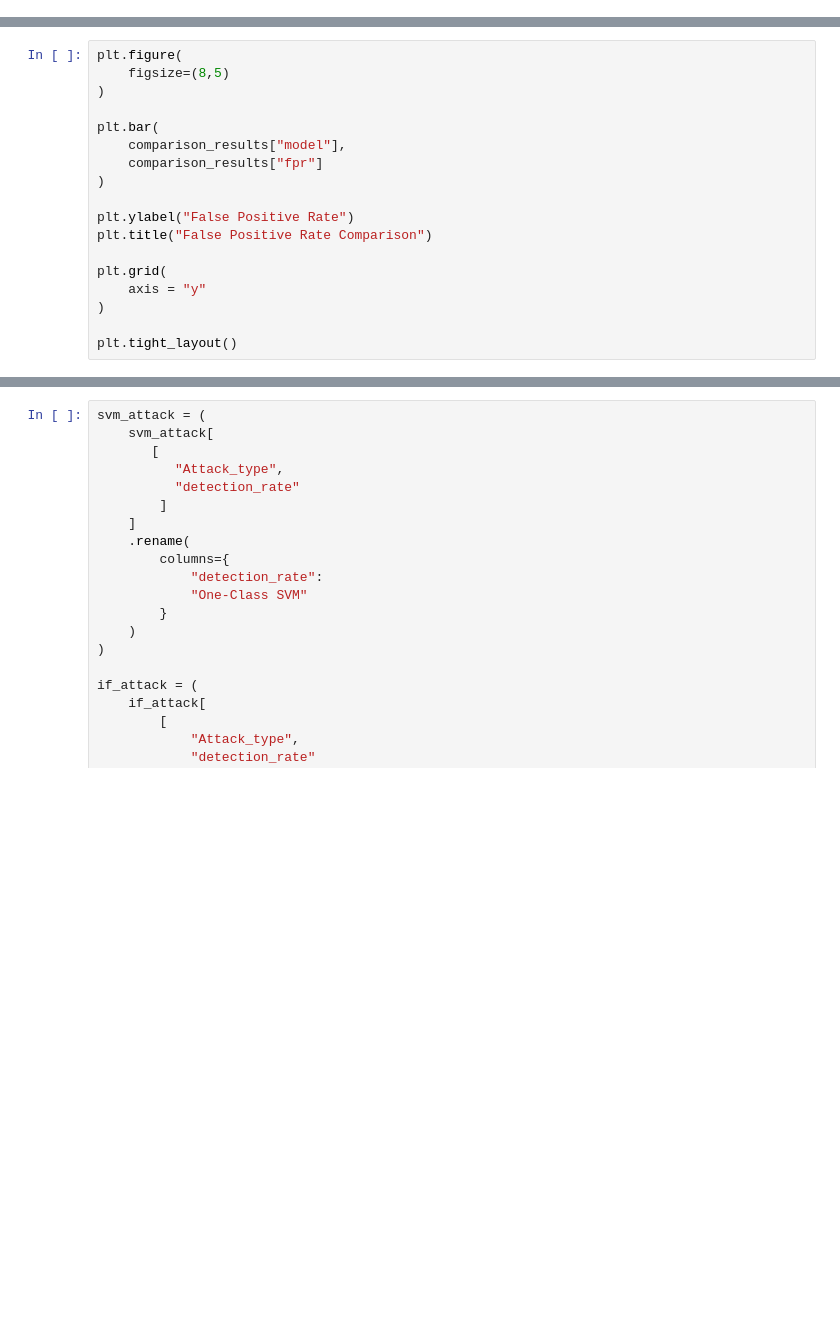
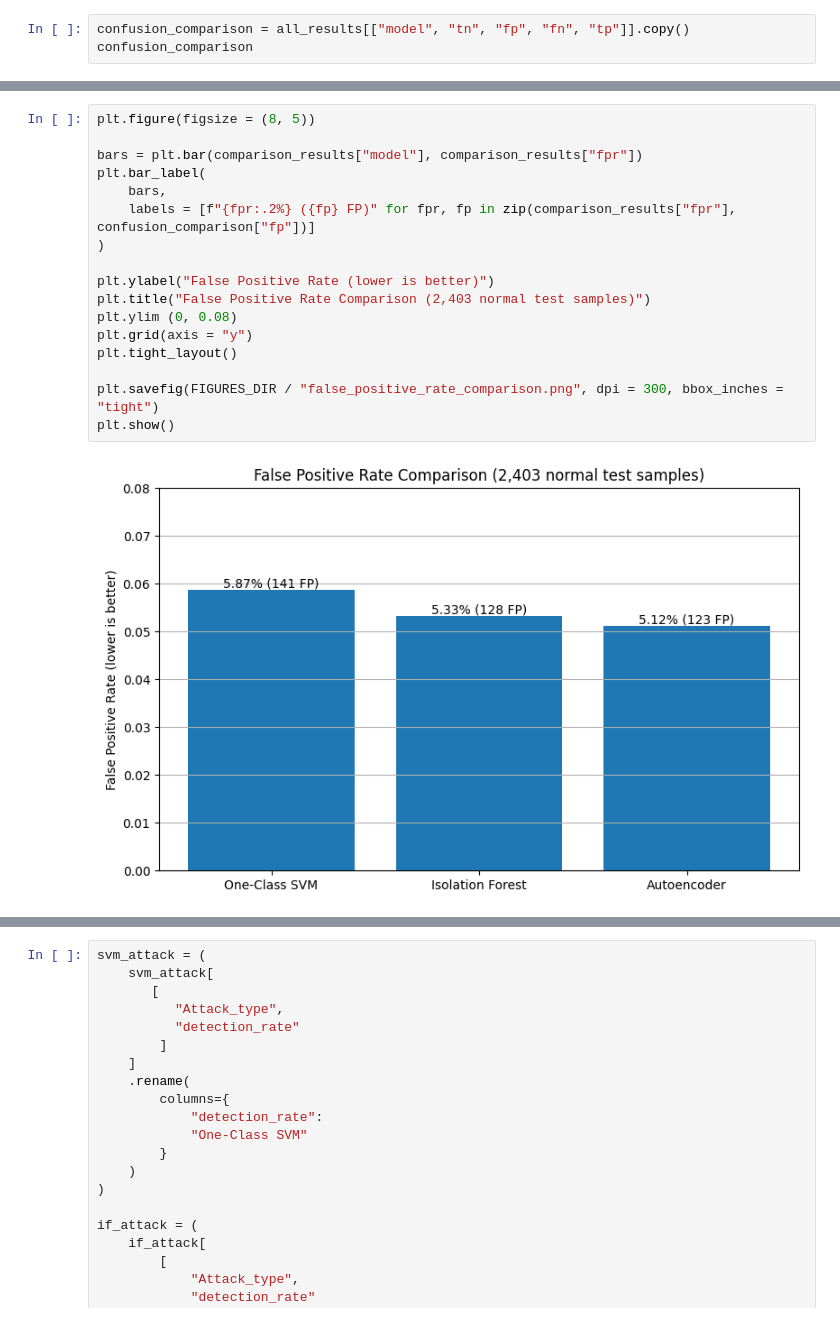
Before and after one commit to pinguinoadelia/RT-IoT2022-Anomaly-Detection, a Jupyter notebook: notebooks/06_model_comparison.ipynb, the cells around one changed output, grey strips where cells are left out. Saved outputs shown, nothing was run; the diff lists cells and outputs as text; blank space fills up the shorter version.

```diff
--- a/notebooks/06_model_comparison.ipynb
+++ b/notebooks/06_model_comparison.ipynb
@@ -127,0 +58,3 @@ confusion_comparison
+# %%
+confusion_comparison = all_results[["model", "tn", "fp", "fn", "tp"]].copy()
+confusion_comparison
@@ -197,21 +203,22 @@ plt.show()
 # %%
-plt.figure(
-    figsize=(8,5)
+plt.figure(figsize = (8, 5))
+
+bars = plt.bar(comparison_results["model"], comparison_results["fpr"])
+plt.bar_label(
+    bars,
+    labels = [f"{fpr:.2%} ({fp} FP)" for fpr, fp in zip(comparison_results["fpr"], confusion_comparison["fp"])]
 )
 
-plt.bar(
-    comparison_results["model"],
-    comparison_results["fpr"]
-)
+plt.ylabel("False Positive Rate (lower is better)")
+plt.title("False Positive Rate Comparison (2,403 normal test samples)")
+plt.ylim (0, 0.08)
+plt.grid(axis = "y")
+plt.tight_layout()
 
-plt.ylabel("False Positive Rate")
-plt.title("False Positive Rate Comparison")
-
-plt.grid(
-    axis = "y"
-)
-
-plt.tight_layout()
+plt.savefig(FIGURES_DIR / "false_positive_rate_comparison.png", dpi = 300, bbox_inches = "tight")
+plt.show()
+# %% [output]
+[figure, added]
 # %%
 attack_files = sorted(
     TABLES_DIR.glob(
```
Also changed, not shown: parts of 18 cells of this notebook, 10 other files.
